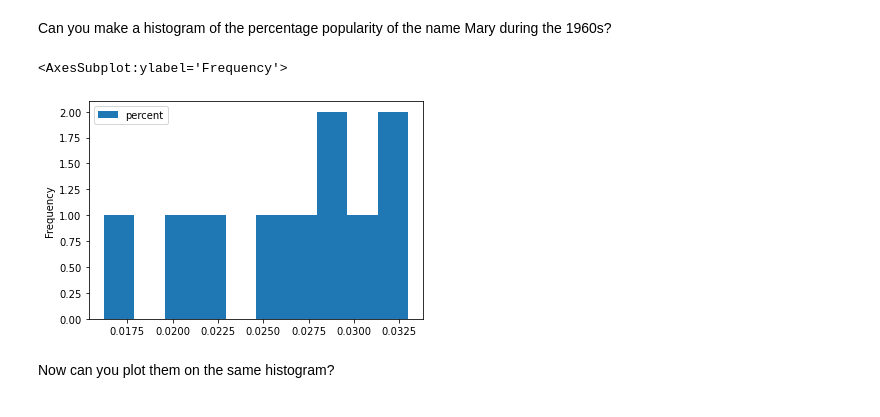
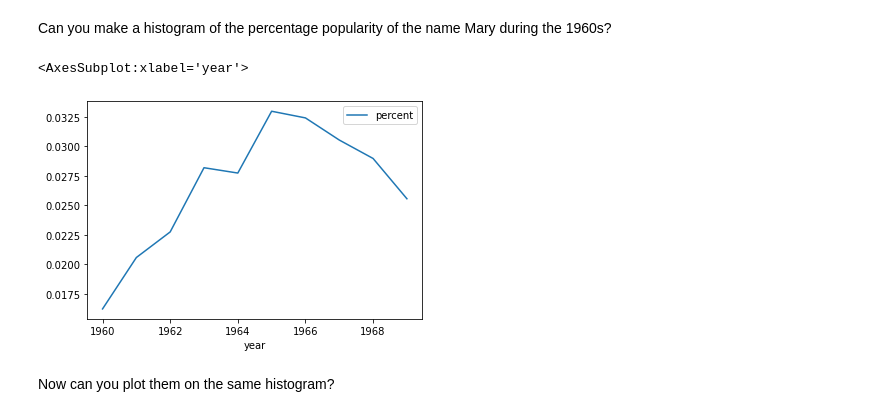
Before and after one commit to g-r-a-e-m-e/Intro-to-Astro2022, a Jupyter notebook: Week2_packages_plotting/pandas_tutorial.ipynb, the cells around one changed output. Cells and saved outputs as stored; diff of their text form; code cells hidden in the pictures.

```diff
--- a/Week2_packages_plotting/pandas_tutorial.ipynb
+++ b/Week2_packages_plotting/pandas_tutorial.ipynb
@@ -258,10 +258,10 @@ lisa_subset
 # %% [markdown]
 Can you make a histogram of the percentage popularity of the name Mary during the 1960s?
 # %%
-lisa_subset.plot.hist(x = 'year', y = 'percent')
+lisa_subset.plot(x = 'year', y = 'percent')
 # %% [output]
-<AxesSubplot:ylabel='Frequency'>
+<AxesSubplot:xlabel='year'>
-[figure, old version]
+[figure, new version]
 # %% [markdown]
 Now can you plot them on the same histogram?
 # %% [markdown]
```
